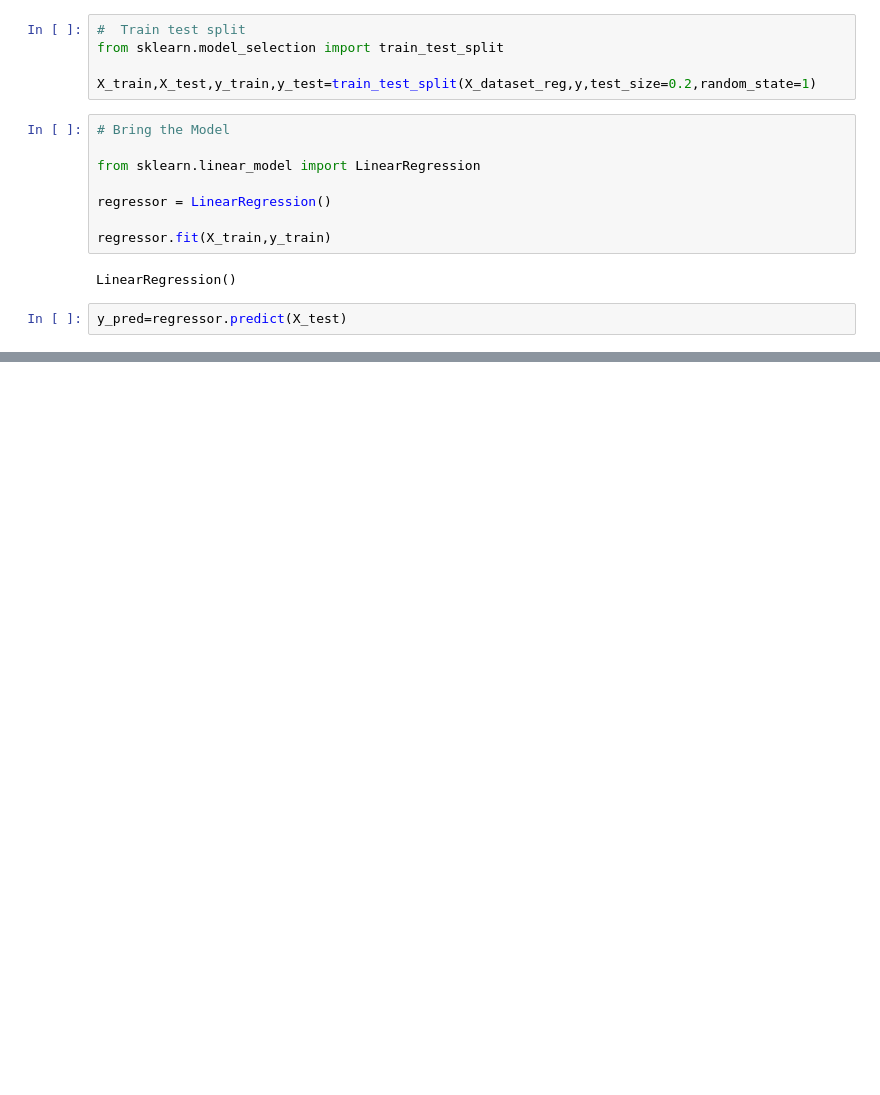
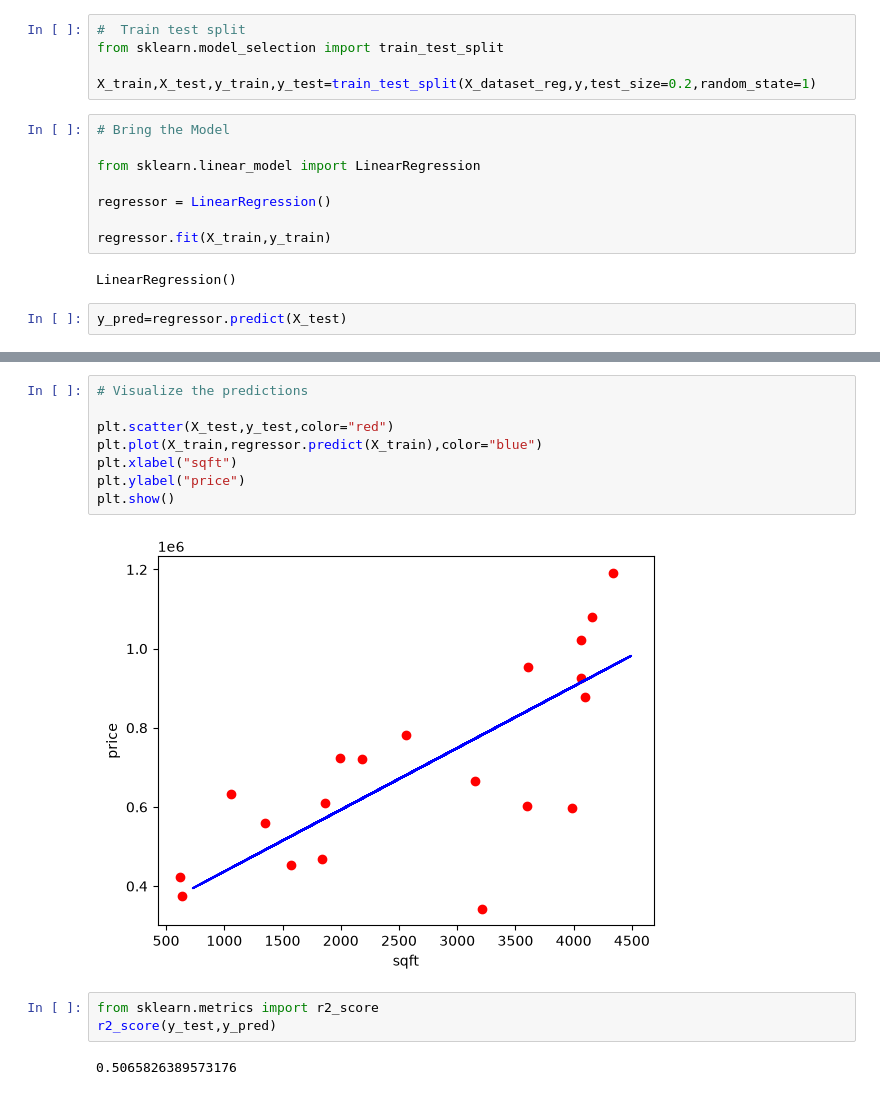
Before and after one commit to FairozAhmadSheikh/AI_Bootcamp_Seoul, a Jupyter notebook: Regression/simple_linear_reg.ipynb, the cells around one changed output, grey strips where cells are left out. Drawn from its saved outputs; the diff is of its cells as text; blank space fills up the shorter version.

```diff
--- a/Regression/simple_linear_reg.ipynb
+++ b/Regression/simple_linear_reg.ipynb
@@ -159,0 +171,15 @@ y_pred=regressor.predict(X_test)
+# %%
+# Visualize the predictions
+
+plt.scatter(X_test,y_test,color="red")
+plt.plot(X_train,regressor.predict(X_train),color="blue")
+plt.xlabel("sqft")
+plt.ylabel("price")
+plt.show()
+# %% [output]
+[figure, added]
+# %%
+from sklearn.metrics import r2_score
+r2_score(y_test,y_pred)
+# %% [output]
+0.5065826389573176
```
Also changed, not shown: parts of 4 cells of this notebook.
